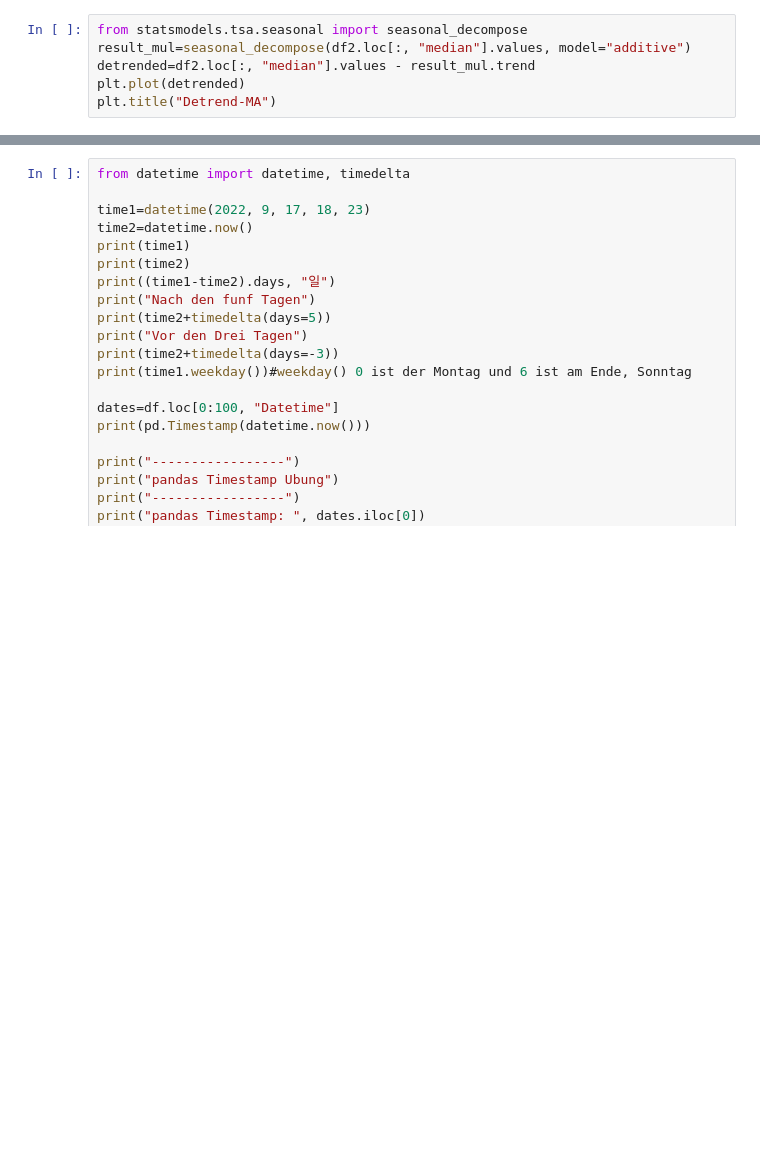
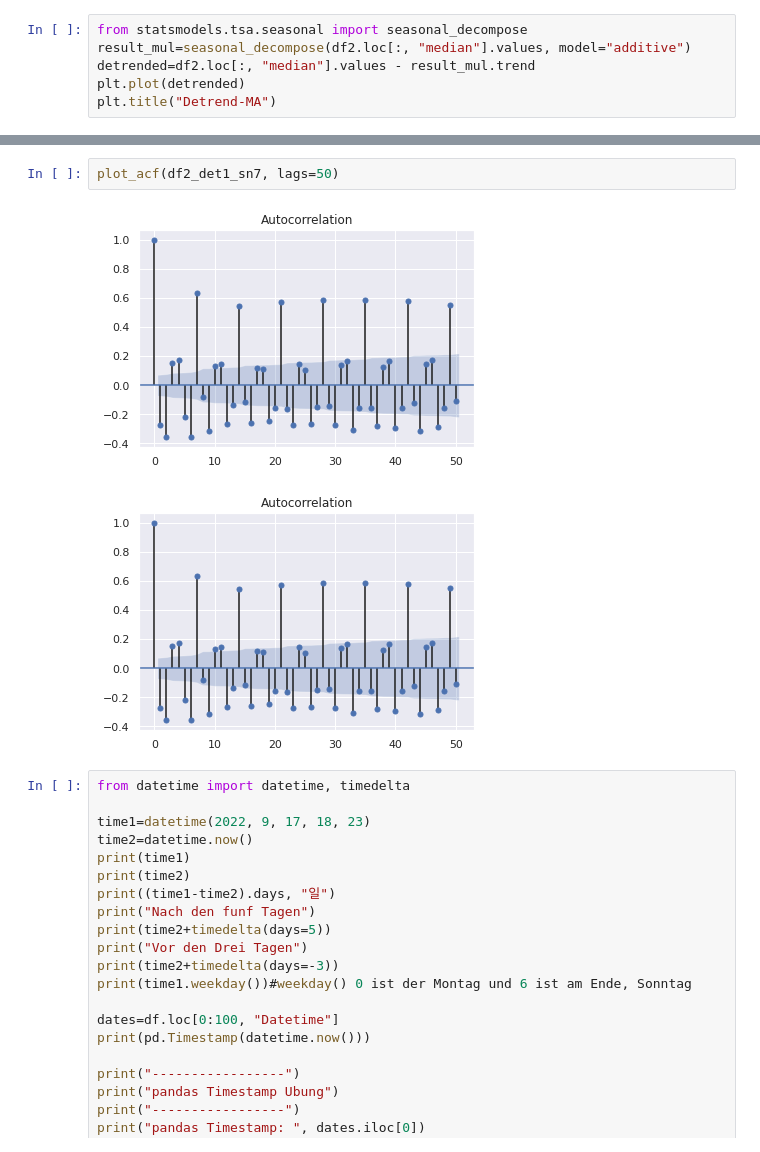
Before and after one commit to dungdunghwa/univariate-time-series-analysis, a Jupyter notebook: Timeseries.ipynb, the cells around one changed output, grey strips where cells are left out. Drawn from its saved outputs; the diff is of its cells as text; blank space fills up the shorter version.

```diff
--- a/Timeseries.ipynb
+++ b/Timeseries.ipynb
@@ -388,3 +458,8 @@ d2_det1_t7=df2_det1.iloc[6:, 1]
+# %%
+plot_acf(df2_det1_sn7, lags=50)
+# %% [output]
+[figure, added]
+[figure, added]
 # %%
 from datetime import datetime, timedelta
 
```
Also changed, not shown: parts of 20 cells of this notebook.
